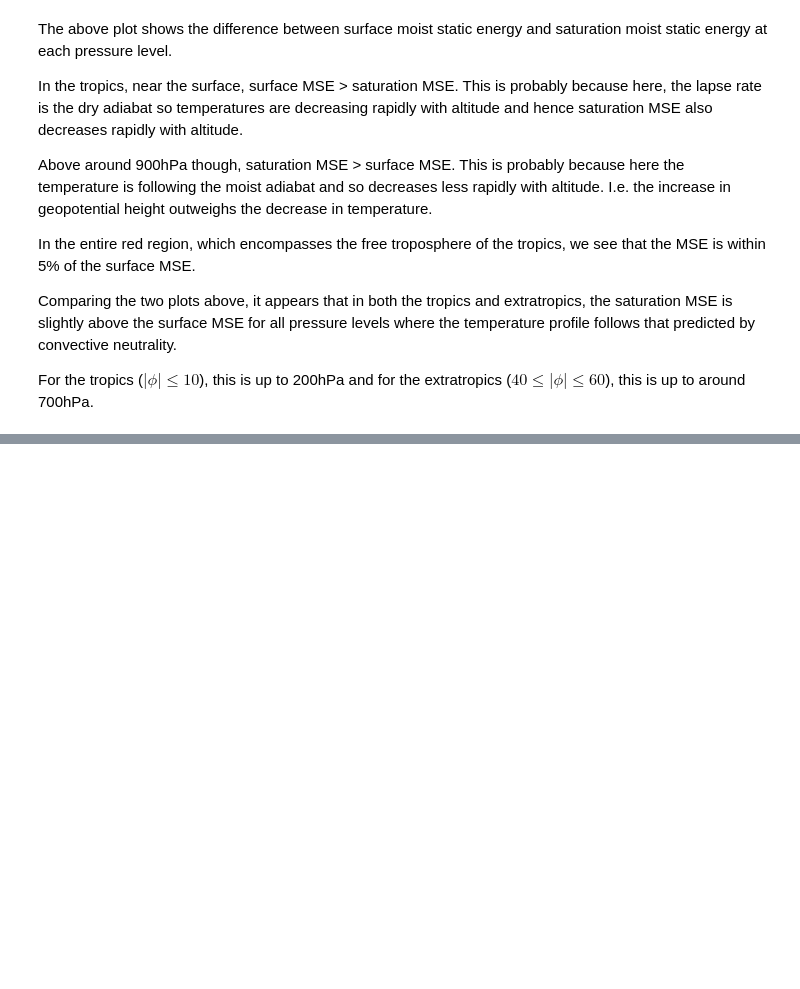
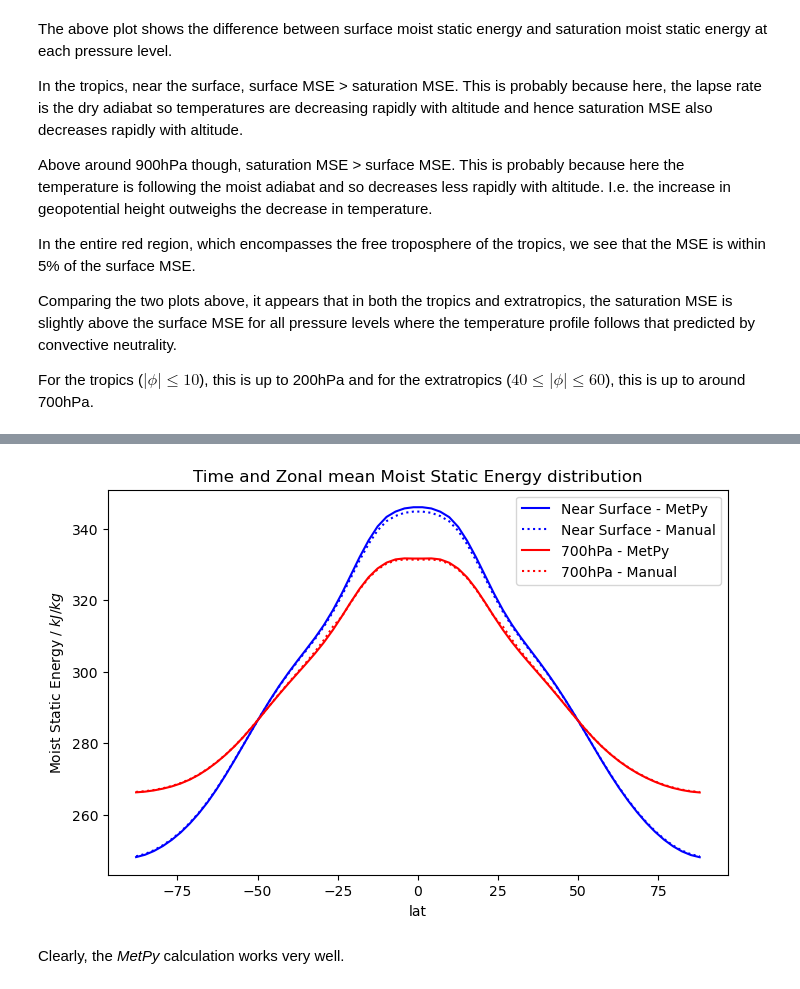
Before and after one commit to jduffield65/Isca, a Jupyter notebook: jobs/convective_coupling/aquaplanet/d5/mse_notebook.ipynb, the cells around one changed output, grey strips where cells are left out. Saved outputs shown, nothing was run; the diff lists cells and outputs as text; code cells hidden in the pictures; blank space fills up the shorter version.

Commit message:
Add manual computation of MSE - see if gives same results as MetPy

```diff
--- a/jobs/convective_coupling/aquaplanet/d5/mse_notebook.ipynb
+++ b/jobs/convective_coupling/aquaplanet/d5/mse_notebook.ipynb
@@ -50,7 +51,8 @@ print("Max Surface Relative Humidity: {:.3f}".format(rh_2m.to_numpy().max()))
 Max Surface Relative Humidity: 0.977
 # %%
 # Free troposphere MSE at 700hPa - units of pressure in dataset are hPa
-ds_ft = ds_use.sel(pfull=700, method='nearest')
+pressure_ft = 700  # pressure level of free troposphere in hPa
+ds_ft = ds_use.sel(pfull=pressure_ft, method='nearest')
 q_sat_ft = specific_humidity_from_mixing_ratio(saturation_mixing_ratio(p_full * units.Pa, ds_ft.temp * units.kelvin))
 mse_ft = moist_static_energy(ds_ft.height * units.meters, ds_ft.temp * units.kelvin,
                              q_sat_ft * units.kilogram/units.kilogram)
@@ -140,0 +152,43 @@ For the tropics ($|\phi| \leq 10$), this is up to 200hPa and for the extratropic
+# %%
+# Manual computation of MSE
+def mse_manual(temp, sphum, z):
+    # Returns MSE in kJ/kg given temp in kelvin, sphum in kg/kg and z in meters.
+    # Uses section 2.1 of Raymond 2021 extreme humid heat paper
+    mix_ratio = sphum / (1-sphum)
+    heat_cap = 1005.7 * (1-mix_ratio) + 1850 * mix_ratio * (1-mix_ratio)
+    latent_heat_vap = 1.918e6 * (temp/(temp-33.91))
+    mse = heat_cap * temp + latent_heat_vap * sphum + metpy.constants.g.magnitude * z
+    return mse / 1000
+
+mse_2m_manual = mse_manual(ds_use.temp_2m, ds_use.sphum_2m, 2)
+# %%
+def saturation_vap_pressure_manual(temp):
+    # Returns saturation vapour pressure in Pa (assumes RH=1 so T_{dew} = T).
+    # Uses equation (1) in Raymond 2021
+    def vap_press_hot(temp2):
+        return np.exp(34.494 - (4924.99/(temp2-36.05)))/(temp-168.15)**1.57
+    def vap_press_cold(temp2):
+        return np.exp(43.494 - (6545.8/(temp2+4.85)))/(temp+549.85)**2
+    return xr.where(temp<=273.15, vap_press_cold(temp), vap_press_hot(temp))
+
+def sphum_from_vap_pressure_manual(sat_pressure, surface_pressure):
+    # Returns specific humidity in units of kg/kg
+    mix_ratio = 0.62197 * (sat_pressure/(surface_pressure-sat_pressure))
+    return mix_ratio / (1+mix_ratio)
+
+sat_vap_pressure_ft = saturation_vap_pressure_manual(ds_ft.temp)
+sat_sphum_ft = sphum_from_vap_pressure_manual(sat_vap_pressure_ft, p_full)
+mse_ft_manual = mse_manual(ds_ft.temp, sat_sphum_ft, ds_ft.height)
+# %%
+fig, ax = plt.subplots(1,1, figsize=(8, 5))
+mse_2m.plot.line(ax=ax, add_legend=False, label="Near Surface - MetPy", color='blue')
+mse_2m_manual.plot.line(ax=ax, add_legend=False, label="Near Surface - Manual", color='blue', linestyle=':')
+mse_ft.plot.line(ax=ax, add_legend=False, label=f"{pressure_ft}hPa - MetPy", color='red')
+mse_ft_manual.plot.line(ax=ax, add_legend=False, label=f"{pressure_ft}hPa - Manual", color='red', linestyle=':')
+ax.legend();
+ax.set_ylabel('Moist Static Energy / $kJ/kg$');
+ax.set_title('Time and Zonal mean Moist Static Energy distribution');
+# %% [output]
+[figure, added]
+# %% [markdown]
+Clearly, the *MetPy* calculation works very well.
```
Also changed, not shown: parts of 3 cells of this notebook, 1 other file.
